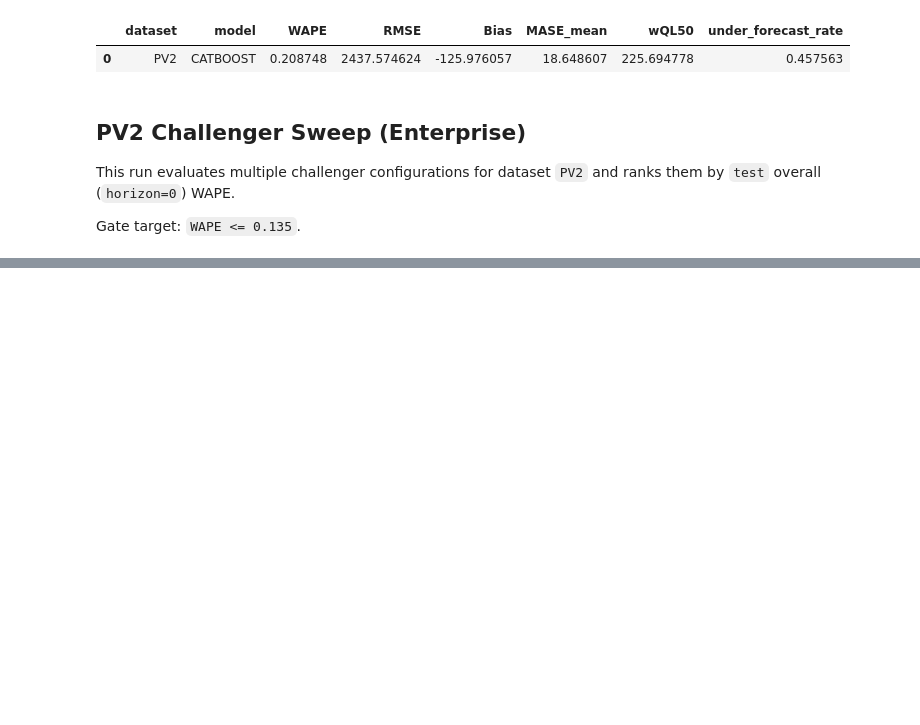
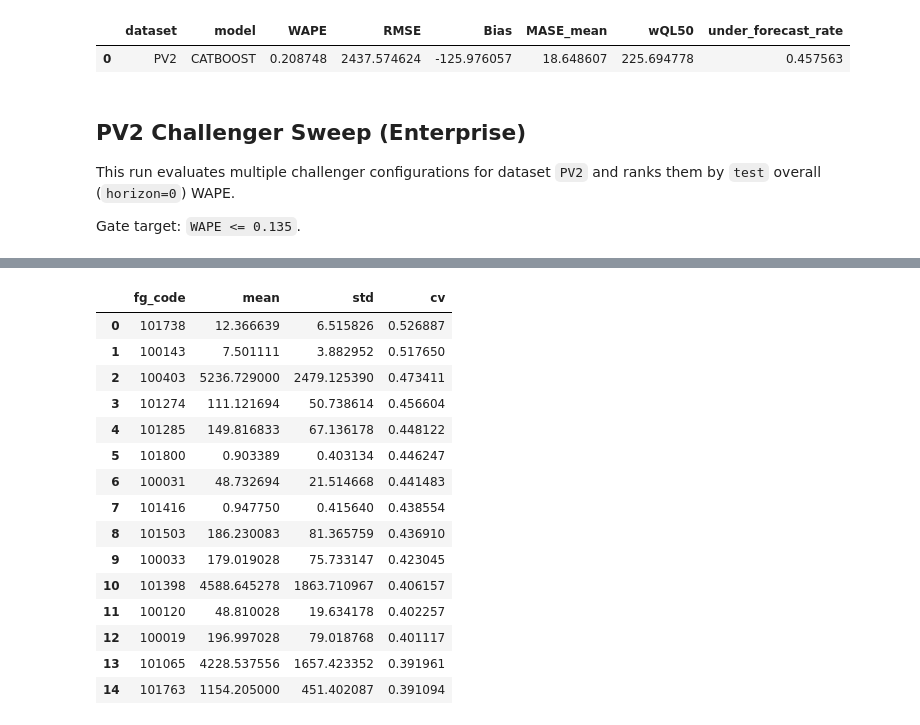
Before and after one commit to Oxshadha/OptiWMS, a Jupyter notebook: Ai miroservices/modeling/notebooks/04_fair_play_model_comparison.ipynb, the cells around one changed output, grey strips where cells are left out. Cells and saved outputs as stored; diff of their text form; code cells hidden in the pictures; blank space fills up the shorter version.

```diff
--- a/Ai miroservices/modeling/notebooks/04_fair_play_model_comparison.ipynb
+++ b/Ai miroservices/modeling/notebooks/04_fair_play_model_comparison.ipynb
@@ -314,0 +324,74 @@ challenger[['tag', 'dataset', 'model', 'WAPE', 'RMSE', 'Bias', 'MASE_mean', 'und
+# %%
+from pathlib import Path
+import numpy as np
+import pandas as pd
+
+PV2_PATH = Path('/Users/k.e.oshada/Documents/OptiWMS/Ai miroservices/modeling/outputs/generated/p_v2_portable_monthly.csv')
+assert PV2_PATH.exists(), f'Missing PV2 file: {PV2_PATH}'
+
+pv2_df = pd.read_csv(PV2_PATH)
+pv2_df['month'] = pd.to_datetime(pv2_df['month'], errors='coerce')
+pv2_df['demand_units'] = pd.to_numeric(pv2_df['demand_units'], errors='coerce')
+
+key_dupes = pv2_df.duplicated(subset=['month', 'fg_code']).sum()
+null_month = pv2_df['month'].isna().sum()
+null_demand = pv2_df['demand_units'].isna().sum()
+zero_rate = float((pv2_df['demand_units'].fillna(0) <= 0).mean())
+
+series_months = pv2_df.groupby('fg_code')['month'].nunique()
+month_stats = series_months.describe(percentiles=[0.1, 0.25, 0.5, 0.75, 0.9]).round(2)
+
+# Robust outlier flag by SKU using IQR bounds.
+def outlier_rate_by_iqr(frame: pd.DataFrame) -> float:
+    flags = []
+    for _, g in frame.groupby('fg_code'):
+        s = g['demand_units'].dropna()
+        if len(s) < 8:
+            continue
+        q1, q3 = s.quantile(0.25), s.quantile(0.75)
+        iqr = q3 - q1
+        if iqr <= 0:
+            continue
+        lo, hi = q1 - 3.0 * iqr, q3 + 3.0 * iqr
+        flags.append(((s < lo) | (s > hi)).mean())
+    return float(np.mean(flags)) if flags else float('nan')
+
+outlier_rate = outlier_rate_by_iqr(pv2_df)
+
+vol = (
+    pv2_df.groupby('fg_code')['demand_units']
+    .agg(mean='mean', std='std')
+    .assign(cv=lambda d: d['std'] / d['mean'].replace(0, np.nan))
+    .sort_values('cv', ascending=False)
+)
+
+print('PV2 data quality snapshot')
+print('rows:', len(pv2_df))
+print('sku_count:', pv2_df['fg_code'].nunique())
+print('month_range:', pv2_df['month'].min(), '->', pv2_df['month'].max())
+print('duplicate_keys(month,fg_code):', int(key_dupes))
+print('null month:', int(null_month), '| null demand:', int(null_demand))
+print('zero_or_negative_demand_rate:', round(zero_rate, 4))
+print('outlier_rate_iqr_k3_est:', round(outlier_rate, 4) if np.isfinite(outlier_rate) else outlier_rate)
+print('\nmonths per sku stats:')
+print(month_stats)
+
+print('\nTop 15 unstable SKUs by coefficient of variation (CV):')
+display(vol.head(15).reset_index())
+# %% [output]
+|  | fg_code | mean | std | cv |
+| 0 | 101738 | 12.366639 | 6.515826 | 0.526887 |
+| 1 | 100143 | 7.501111 | 3.882952 | 0.517650 |
+| 2 | 100403 | 5236.729000 | 2479.125390 | 0.473411 |
+| 3 | 101274 | 111.121694 | 50.738614 | 0.456604 |
+| 4 | 101285 | 149.816833 | 67.136178 | 0.448122 |
+| 5 | 101800 | 0.903389 | 0.403134 | 0.446247 |
+| 6 | 100031 | 48.732694 | 21.514668 | 0.441483 |
+| 7 | 101416 | 0.947750 | 0.415640 | 0.438554 |
+| 8 | 101503 | 186.230083 | 81.365759 | 0.436910 |
+| 9 | 100033 | 179.019028 | 75.733147 | 0.423045 |
+| 10 | 101398 | 4588.645278 | 1863.710967 | 0.406157 |
+| 11 | 100120 | 48.810028 | 19.634178 | 0.402257 |
+| 12 | 100019 | 196.997028 | 79.018768 | 0.401117 |
+| 13 | 101065 | 4228.537556 | 1657.423352 | 0.391961 |
+| 14 | 101763 | 1154.205000 | 451.402087 | 0.391094 |
```
Also changed, not shown: parts of 27 cells of this notebook.
